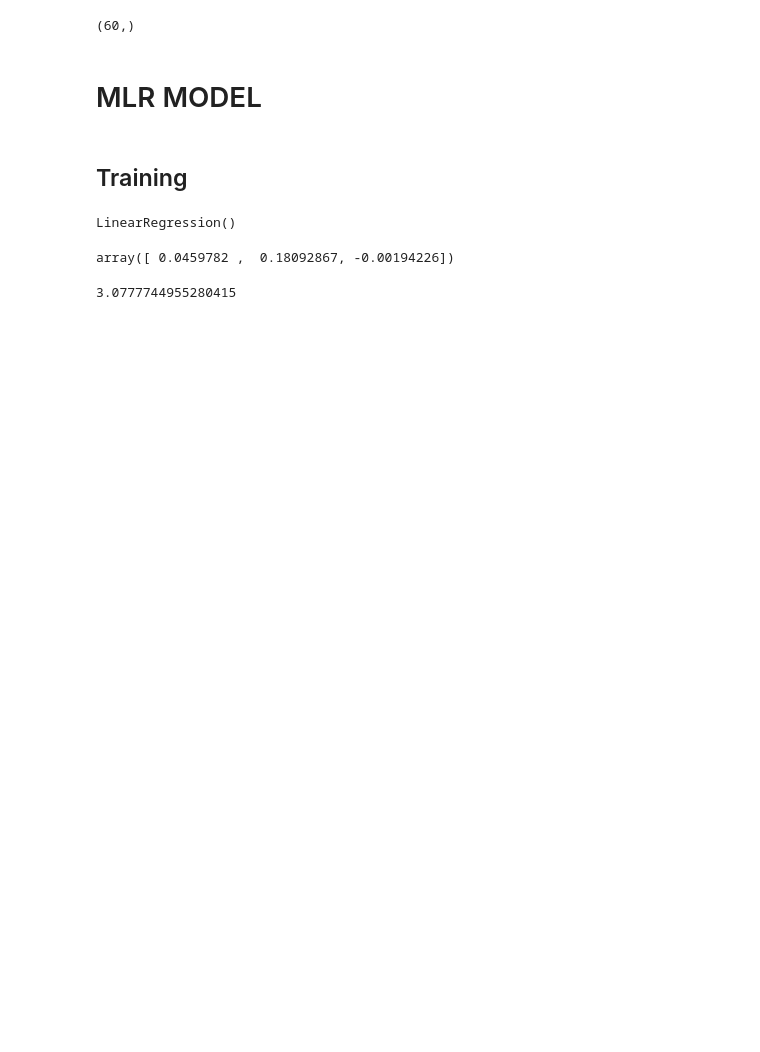
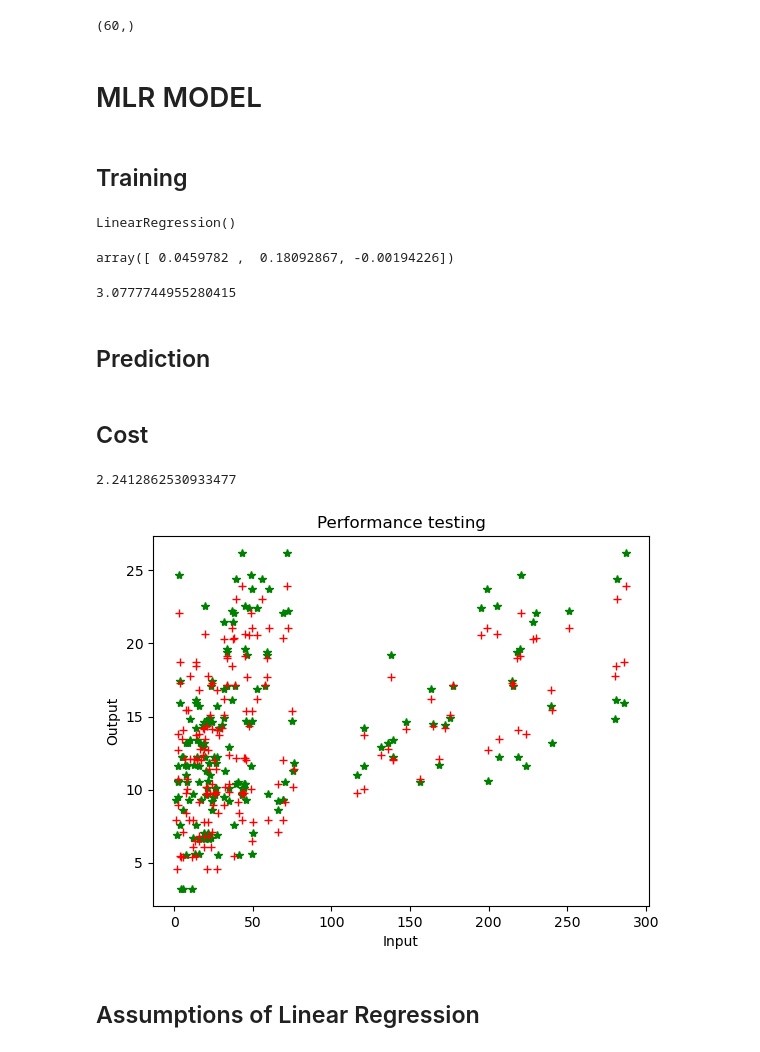
Before and after one commit to ArpitTripathi945/ML_Models_Scratch, a Jupyter notebook: multiple_linear_regression.ipynb, the cells around one changed output. Drawn from its saved outputs; the diff is of its cells as text; code cells hidden in the pictures; blank space fills up the shorter version.

Commit message:
Cost and prediction

```diff
--- a/multiple_linear_regression.ipynb
+++ b/multiple_linear_regression.ipynb
@@ -90,3 +90,26 @@ array([ 0.0459782 ,  0.18092867, -0.00194226])
 lr.intercept_
 # %% [output]
 3.0777744955280415
+# %% [markdown]
+## Prediction
+# %%
+pred_value = lr.predict(x_test)
+# %% [markdown]
+## Cost
+# %%
+from sklearn.metrics import mean_squared_error
+cost = mean_squared_error(y_test, pred_value)
+cost
+# %% [output]
+2.2412862530933477
+# %%
+plt.plot(x_test, y_test, "*", color = "green")
+plt.plot(x_test, pred_value, "+", color = "red")
+plt.title("Performance testing")
+plt.xlabel("Input")
+plt.ylabel("Output")
+plt.show()
+# %% [output]
+[figure, added]
+# %% [markdown]
+## Assumptions of Linear Regression
```
Also changed, not shown: parts of 1 cell of this notebook.
